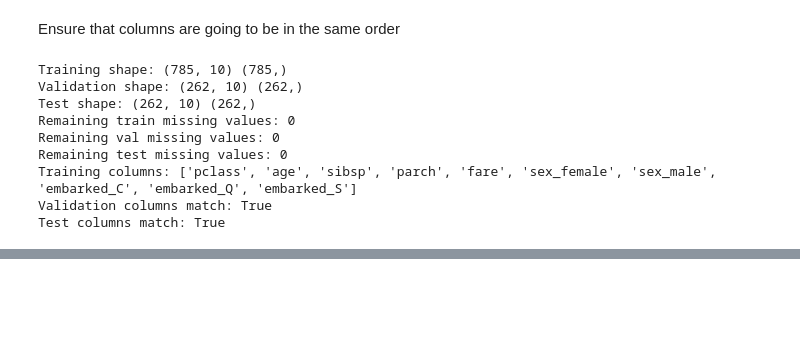
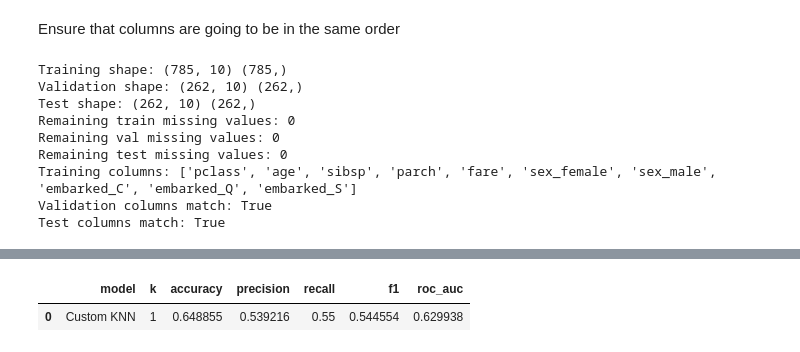
Before and after one commit to Emil-Jafarov-06/KNN-from-scratch, a Jupyter notebook: notebooks/02_evaluation.ipynb, the cells around one changed output, grey strips where cells are left out. Saved outputs shown, nothing was run; the diff lists cells and outputs as text; code cells hidden in the pictures; blank space fills up the shorter version.

```diff
--- a/notebooks/02_evaluation.ipynb
+++ b/notebooks/02_evaluation.ipynb
@@ -178,0 +421,25 @@ Test columns match: True
+# %%
+# Evaluate the selected model on the held-out test set exactly once.
+# best_k was already fixed using validation F1 and must not be changed afterward.
+final_knn = KNN(k=best_k, metric="euclidean")
+final_knn.fit(X_train, y_train)
+
+y_test_pred = final_knn.predict(X_test)
+y_test_score = final_knn.predict_proba(X_test)[:, 1]
+
+test_results = {
+    "model": "Custom KNN",
+    "k": best_k,
+    "accuracy": accuracy(y_test, y_test_pred),
+    "precision": precision(y_test, y_test_pred),
+    "recall": recall(y_test, y_test_pred),
+    "f1": f1_score(y_test, y_test_pred),
+    "roc_auc": roc_auc(y_test, y_test_score),
+}
+
+test_results_df = pd.DataFrame([test_results])
+
+test_results_df
+# %% [output]
+|  | model | k | accuracy | precision | recall | f1 | roc_auc |
+| 0 | Custom KNN | 1 | 0.648855 | 0.539216 | 0.55 | 0.544554 | 0.629938 |
```
Also changed, not shown: parts of 19 cells of this notebook, 1 other file.
